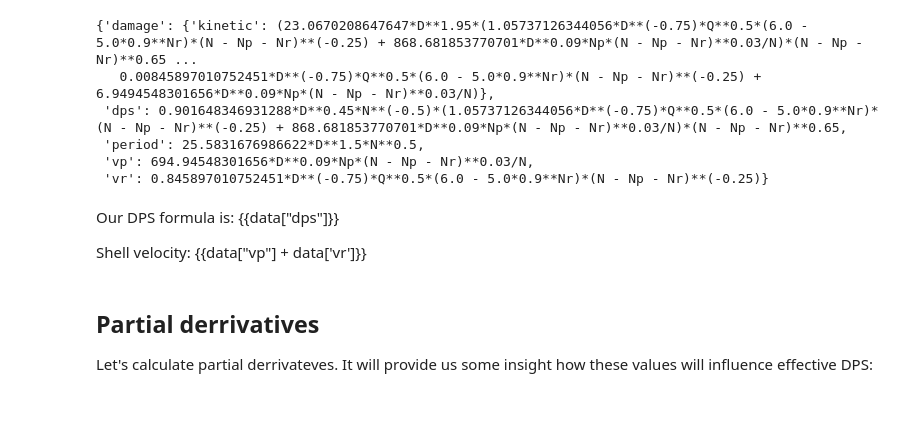
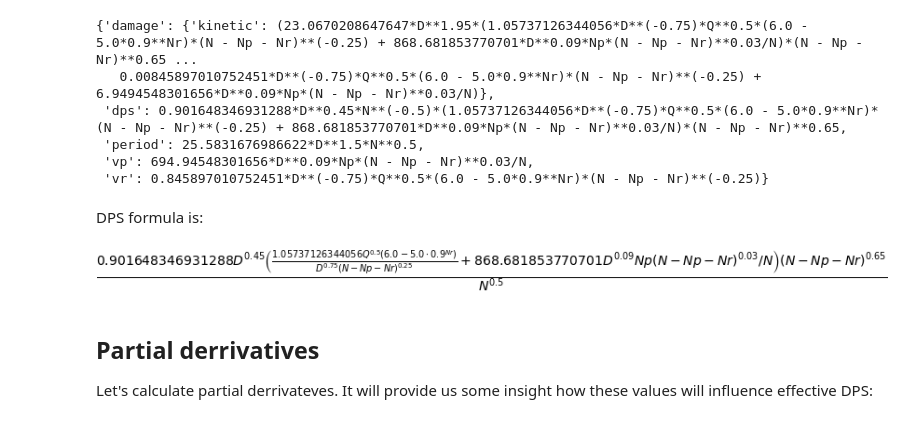
Before and after one commit to dkargin/ftd_spreadsheets, a Jupyter notebook: APS Calculus.ipynb, the cells around one changed output. Drawn from its saved outputs; the diff is of its cells as text; code cells hidden in the pictures.

```diff
--- a/APS Calculus.ipynb
+++ b/APS Calculus.ipynb
@@ -48,10 +49,12 @@ data
  'period': 25.5831676986622*D**1.5*N**0.5,
  'vp': 694.94548301656*D**0.09*Np*(N - Np - Nr)**0.03/N,
  'vr': 0.845897010752451*D**(-0.75)*Q**0.5*(6.0 - 5.0*0.9**Nr)*(N - Np - Nr)**(-0.25)}
-# %% [markdown]
-Our DPS formula is: {{data["dps"]}}
-
-Shell velocity: {{data["vp"] + data['vr']}}
+# %% [markdown]
+DPS formula is:
+# %%
+ data["dps"]
+# %% [output]
+[figure, added]
 # %% [markdown]
 ## Partial derrivatives ##
 
```
Also changed, not shown: parts of 8 cells of this notebook.
